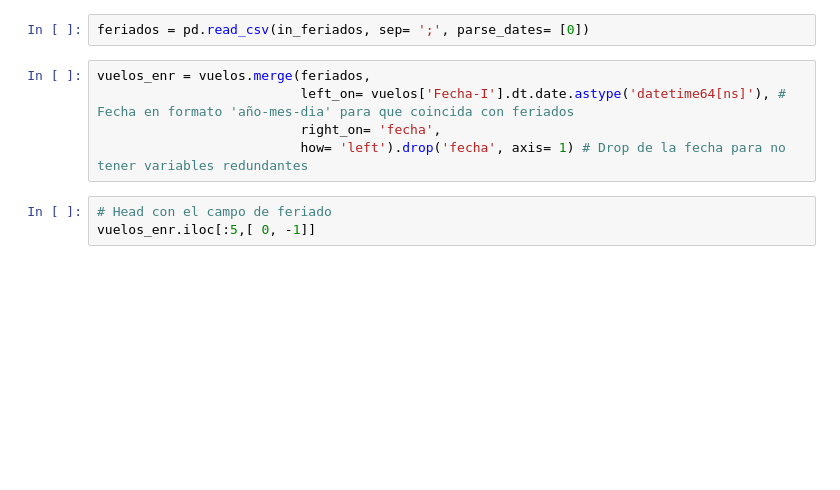
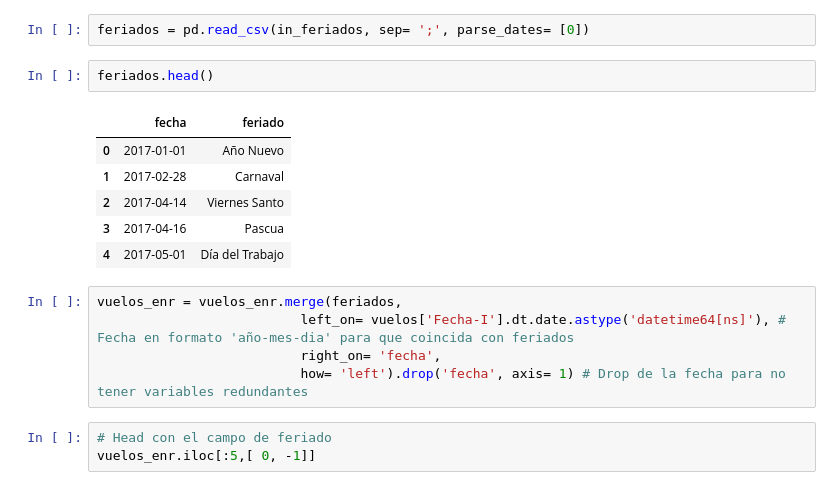
Before and after one commit to tomasaltilio/Latam, a Jupyter notebook: solution.ipynb, the cells around one changed output. Drawn from its saved outputs; the diff is of its cells as text; blank space fills up the shorter version.

```diff
--- a/solution.ipynb
+++ b/solution.ipynb
@@ -349,8 +411,17 @@ Agregamos una tabla de feriados nacionales de Chile para ver si influye o no en
 Fuente:  **[WinCal](https://www.wincalendar.com/es/cl)**
 # %%
 feriados = pd.read_csv(in_feriados, sep= ';', parse_dates= [0])
+# %%
+feriados.head()
+# %% [output]
+|  | fecha | feriado |
+| 0 | 2017-01-01 | Año Nuevo |
+| 1 | 2017-02-28 | Carnaval |
+| 2 | 2017-04-14 | Viernes Santo |
+| 3 | 2017-04-16 | Pascua |
+| 4 | 2017-05-01 | Día del Trabajo |
 # %%
-vuelos_enr = vuelos.merge(feriados,
+vuelos_enr = vuelos_enr.merge(feriados,
                           left_on= vuelos['Fecha-I'].dt.date.astype('datetime64[ns]'), # Fecha en formato 'año-mes-dia' para que coincida con feriados
                           right_on= 'fecha',
                           how= 'left').drop('fecha', axis= 1) # Drop de la fecha para no tener variables redundantes
```
Also changed, not shown: parts of 40 cells of this notebook.
